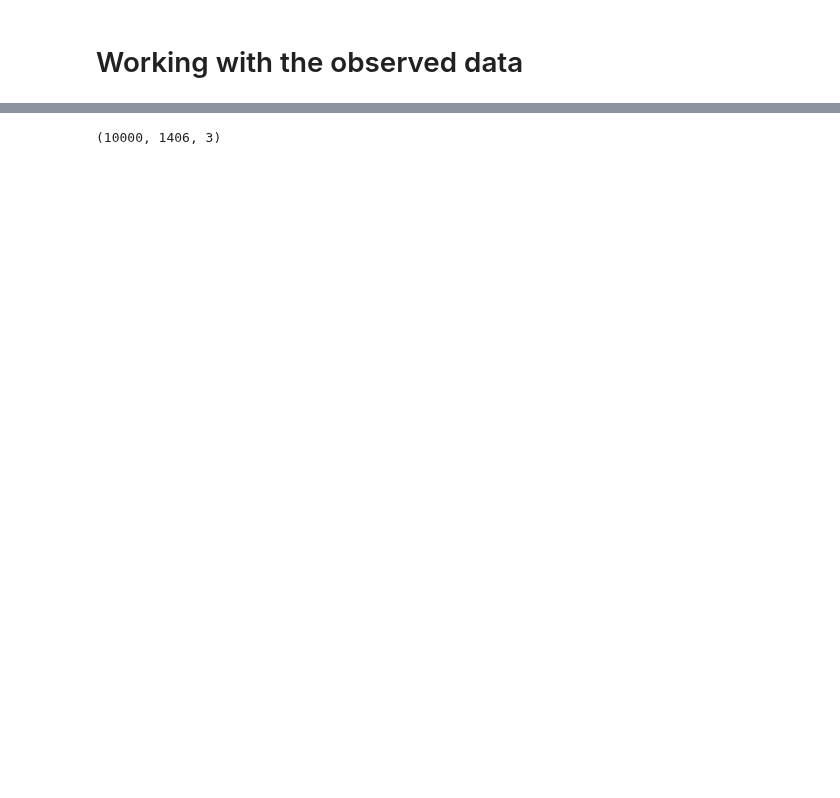
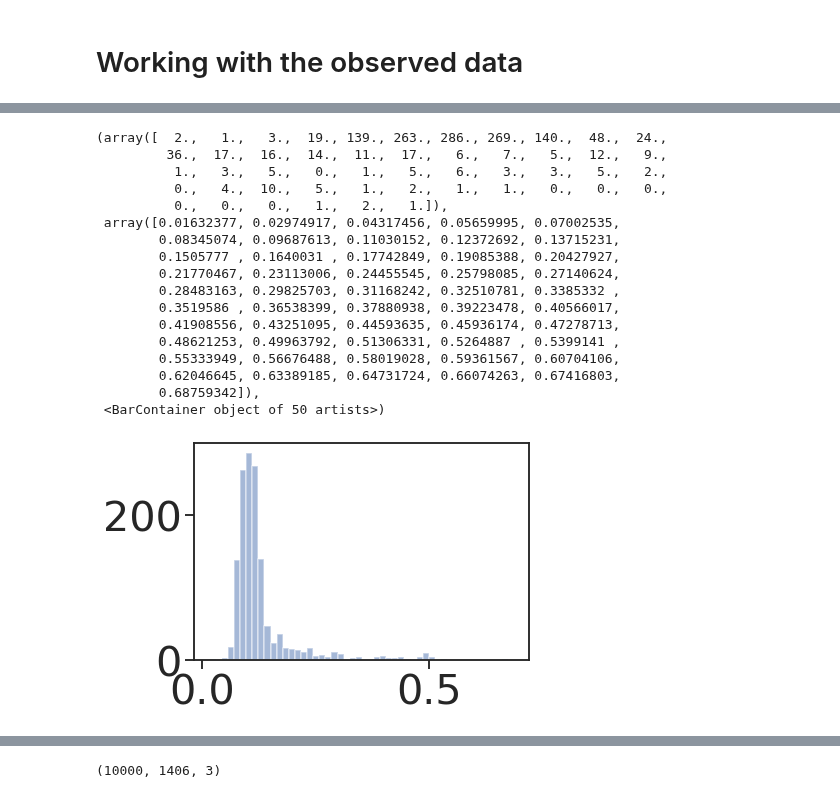
Before and after one commit to narendramukherjee/reputation-systems, a Jupyter notebook: snpe/notebooks/marketplace_simulator_analysis.ipynb, the cells around one changed output, grey strips where cells are left out. Drawn from its saved outputs; the diff is of its cells as text; code cells hidden in the pictures; blank space fills up the shorter version.

```diff
--- a/snpe/notebooks/marketplace_simulator_analysis.ipynb
+++ b/snpe/notebooks/marketplace_simulator_analysis.ipynb
@@ -289,0 +338,21 @@ posterior_samples = sample_posterior_with_observed(
+# %%
+plt.hist(np.mean(posterior_samples[:, :, 2], axis=0), alpha=0.5, bins=50)
+# %% [output]
+(array([  2.,   1.,   3.,  19., 139., 263., 286., 269., 140.,  48.,  24.,
+         36.,  17.,  16.,  14.,  11.,  17.,   6.,   7.,   5.,  12.,   9.,
+          1.,   3.,   5.,   0.,   1.,   5.,   6.,   3.,   3.,   5.,   2.,
+          0.,   4.,  10.,   5.,   1.,   2.,   1.,   1.,   0.,   0.,   0.,
+          0.,   0.,   0.,   1.,   2.,   1.]),
+ array([0.01632377, 0.02974917, 0.04317456, 0.05659995, 0.07002535,
+        0.08345074, 0.09687613, 0.11030152, 0.12372692, 0.13715231,
+        0.1505777 , 0.1640031 , 0.17742849, 0.19085388, 0.20427927,
+        0.21770467, 0.23113006, 0.24455545, 0.25798085, 0.27140624,
+        0.28483163, 0.29825703, 0.31168242, 0.32510781, 0.3385332 ,
+        0.3519586 , 0.36538399, 0.37880938, 0.39223478, 0.40566017,
+        0.41908556, 0.43251095, 0.44593635, 0.45936174, 0.47278713,
+        0.48621253, 0.49963792, 0.51306331, 0.5264887 , 0.5399141 ,
+        0.55333949, 0.56676488, 0.58019028, 0.59361567, 0.60704106,
+        0.62046645, 0.63389185, 0.64731724, 0.66074263, 0.67416803,
+        0.68759342]),
+ <BarContainer object of 50 artists>)
+[figure, added]
```
Also changed, not shown: parts of 29 cells of this notebook.
